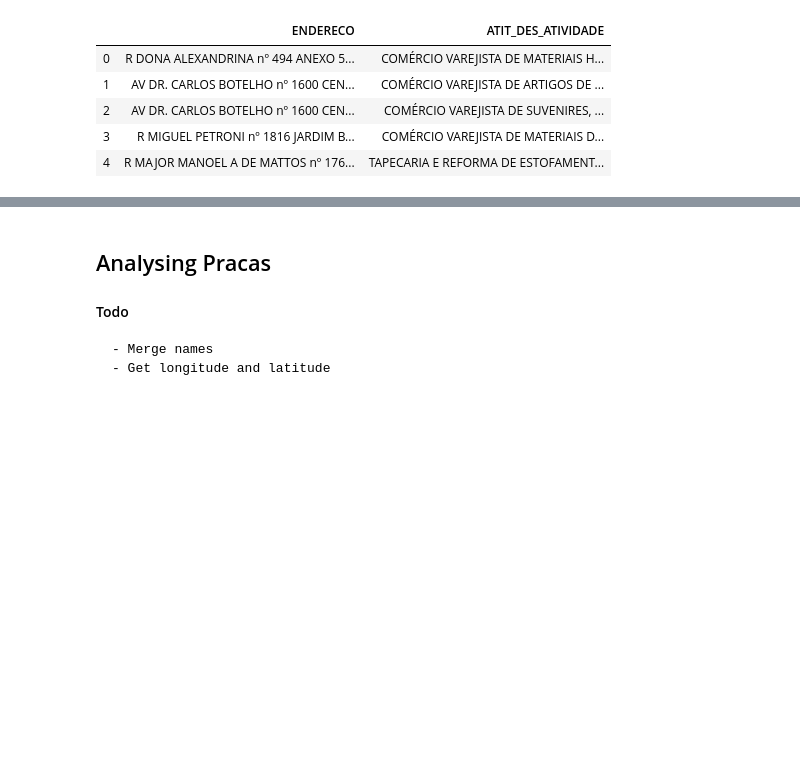
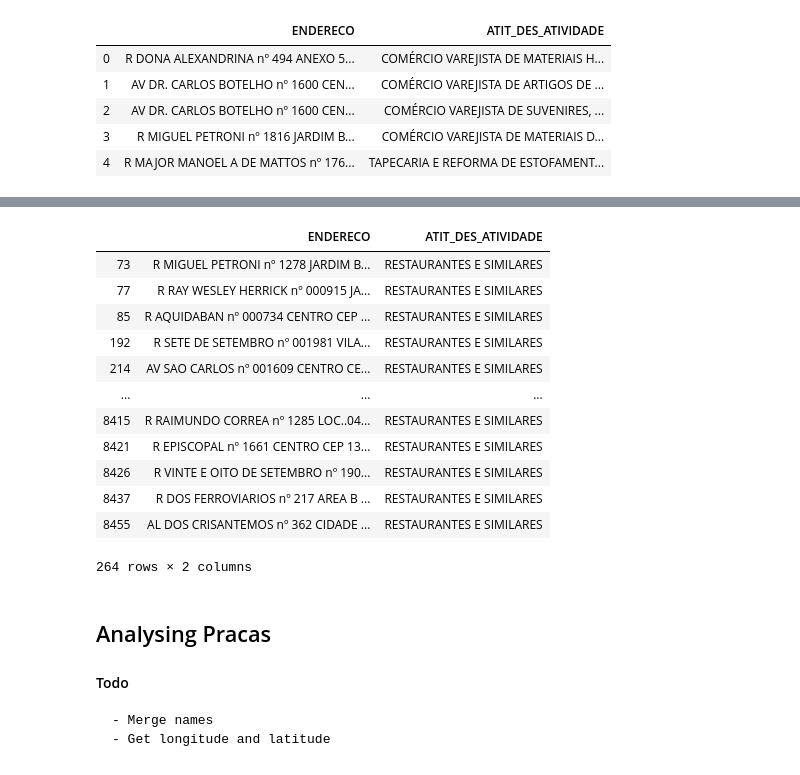
Before and after one commit to tpinhoda/Crimes_Sao_Carlos, a Jupyter notebook: notebooks/1-Initial Analysis.ipynb, the cells around one changed output, grey strips where cells are left out. Drawn from its saved outputs; the diff is of its cells as text; code cells hidden in the pictures; blank space fills up the shorter version.

```diff
--- a/notebooks/1-Initial Analysis.ipynb
+++ b/notebooks/1-Initial Analysis.ipynb
@@ -131,3 +149,19 @@ estabelecimentos.head()
+# %%
+estabelecimentos[estabelecimentos['ATIT_DES_ATIVIDADE'].str.find('RESTAURANTE') != -1]
+# %% [output]
+|  | ENDERECO | ATIT_DES_ATIVIDADE |
+| 73 | R MIGUEL PETRONI nº 1278 JARDIM B... | RESTAURANTES E SIMILARES |
+| 77 | R RAY WESLEY HERRICK nº 000915 JA... | RESTAURANTES E SIMILARES |
+| 85 | R AQUIDABAN nº 000734 CENTRO CEP ... | RESTAURANTES E SIMILARES |
+| 192 | R SETE DE SETEMBRO nº 001981 VILA... | RESTAURANTES E SIMILARES |
+| 214 | AV SAO CARLOS nº 001609 CENTRO CE... | RESTAURANTES E SIMILARES |
+| ... | ... | ... |
+| 8415 | R RAIMUNDO CORREA nº 1285 LOC..04... | RESTAURANTES E SIMILARES |
+| 8421 | R EPISCOPAL nº 1661 CENTRO CEP 13... | RESTAURANTES E SIMILARES |
+| 8426 | R VINTE E OITO DE SETEMBRO nº 190... | RESTAURANTES E SIMILARES |
+| 8437 | R DOS FERROVIARIOS nº 217 AREA B ... | RESTAURANTES E SIMILARES |
+| 8455 | AL DOS CRISANTEMOS nº 362 CIDADE ... | RESTAURANTES E SIMILARES |
+264 rows × 2 columns
 # %% [markdown]
 ## Analysing Pracas
 #### Todo
```
Also changed, not shown: parts of 12 cells of this notebook.
